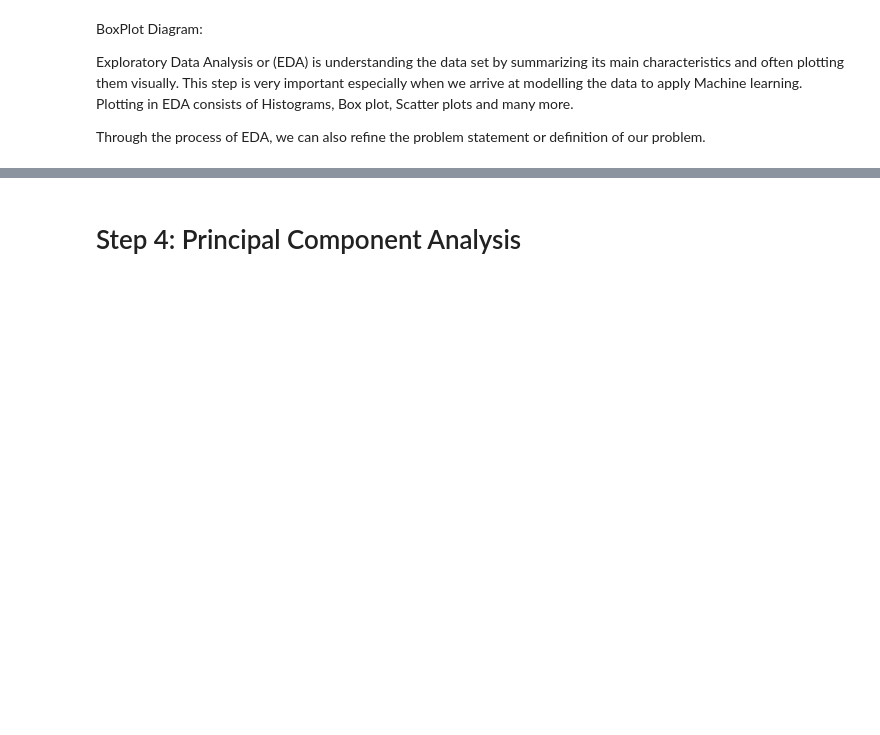
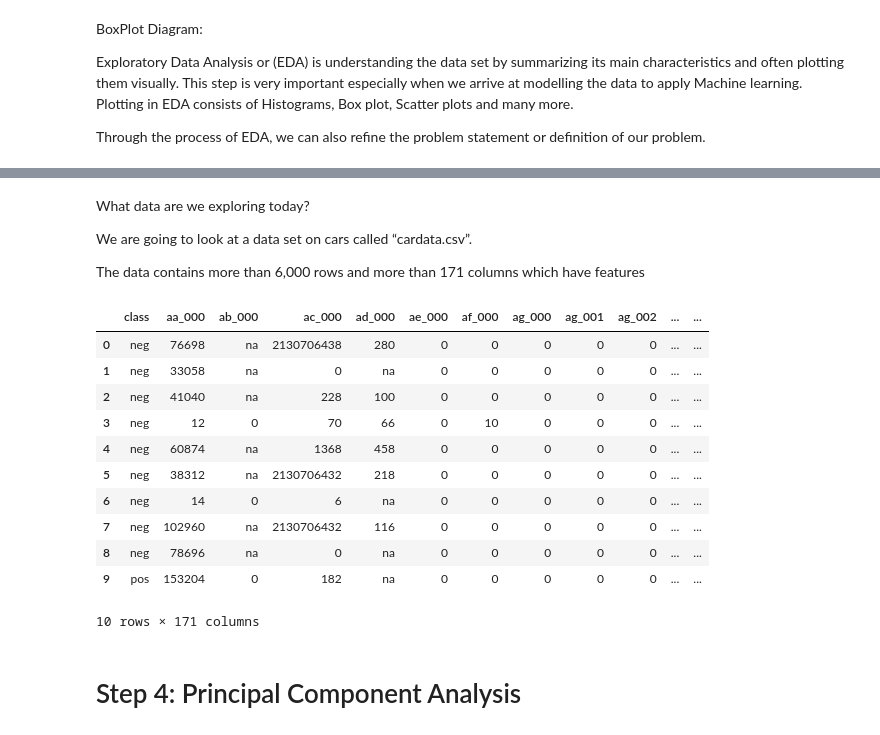
Before and after one commit to sba23416/SBA23416-Data_PreP_CA1, a Jupyter notebook: HodanMohamedAbdi_DataPrepHDip_CA1.ipynb, the cells around one changed output, grey strips where cells are left out. Cells and saved outputs as stored; diff of their text form; code cells hidden in the pictures; blank space fills up the shorter version.

```diff
--- a/HodanMohamedAbdi_DataPrepHDip_CA1.ipynb
+++ b/HodanMohamedAbdi_DataPrepHDip_CA1.ipynb
@@ -268,0 +269,6 @@ sns.boxplot(data=aps_failure_df)
+# %% [markdown]
+What data are we exploring today?
+
+We are going to look at a data set on cars called “cardata.csv”.
+
+The data contains more than 6,000 rows and more than 171 columns which have features
@@ -269,2 +282,19 @@ sns.boxplot(data=aps_failure_df)
+# %%
+aps_failure_df= pd.read_csv("aps_failure_set (2).csv")
+# %%
+aps_failure_df.head(10)
+# %% [output]
+|  | class | aa_000 | ab_000 | ac_000 | ad_000 | ae_000 | af_000 | ag_000 | ag_001 | ag_002 | ... | ... |
+| 0 | neg | 76698 | na | 2130706438 | 280 | 0 | 0 | 0 | 0 | 0 | ... | ... |
+| 1 | neg | 33058 | na | 0 | na | 0 | 0 | 0 | 0 | 0 | ... | ... |
+| 2 | neg | 41040 | na | 228 | 100 | 0 | 0 | 0 | 0 | 0 | ... | ... |
+| 3 | neg | 12 | 0 | 70 | 66 | 0 | 10 | 0 | 0 | 0 | ... | ... |
+| 4 | neg | 60874 | na | 1368 | 458 | 0 | 0 | 0 | 0 | 0 | ... | ... |
+| 5 | neg | 38312 | na | 2130706432 | 218 | 0 | 0 | 0 | 0 | 0 | ... | ... |
+| 6 | neg | 14 | 0 | 6 | na | 0 | 0 | 0 | 0 | 0 | ... | ... |
+| 7 | neg | 102960 | na | 2130706432 | 116 | 0 | 0 | 0 | 0 | 0 | ... | ... |
+| 8 | neg | 78696 | na | 0 | na | 0 | 0 | 0 | 0 | 0 | ... | ... |
+| 9 | pos | 153204 | 0 | 182 | na | 0 | 0 | 0 | 0 | 0 | ... | ... |
+10 rows × 171 columns
 # %% [markdown]
 # Step 4: Principal Component Analysis
```
Also changed, not shown: parts of 6 cells of this notebook.
